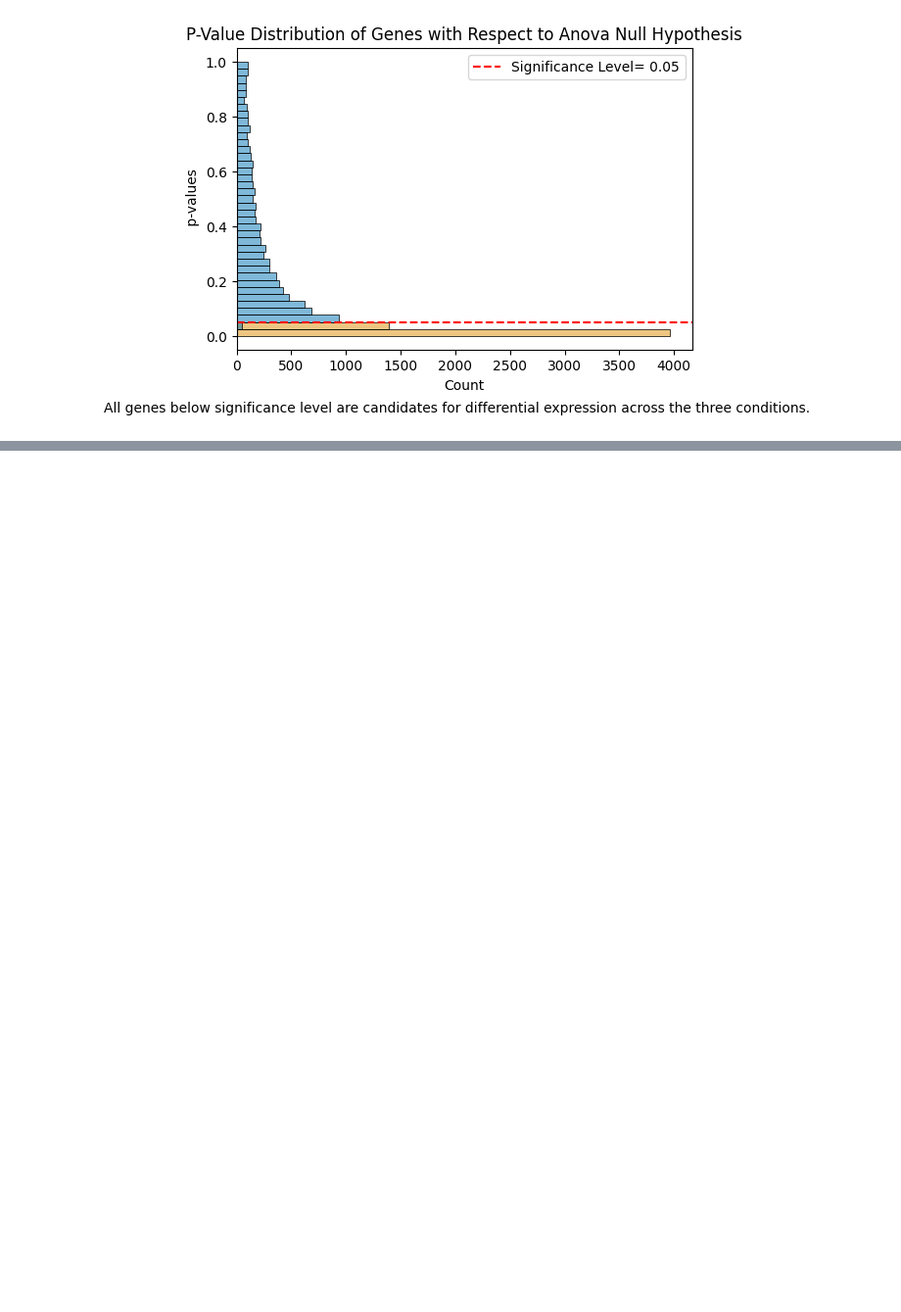
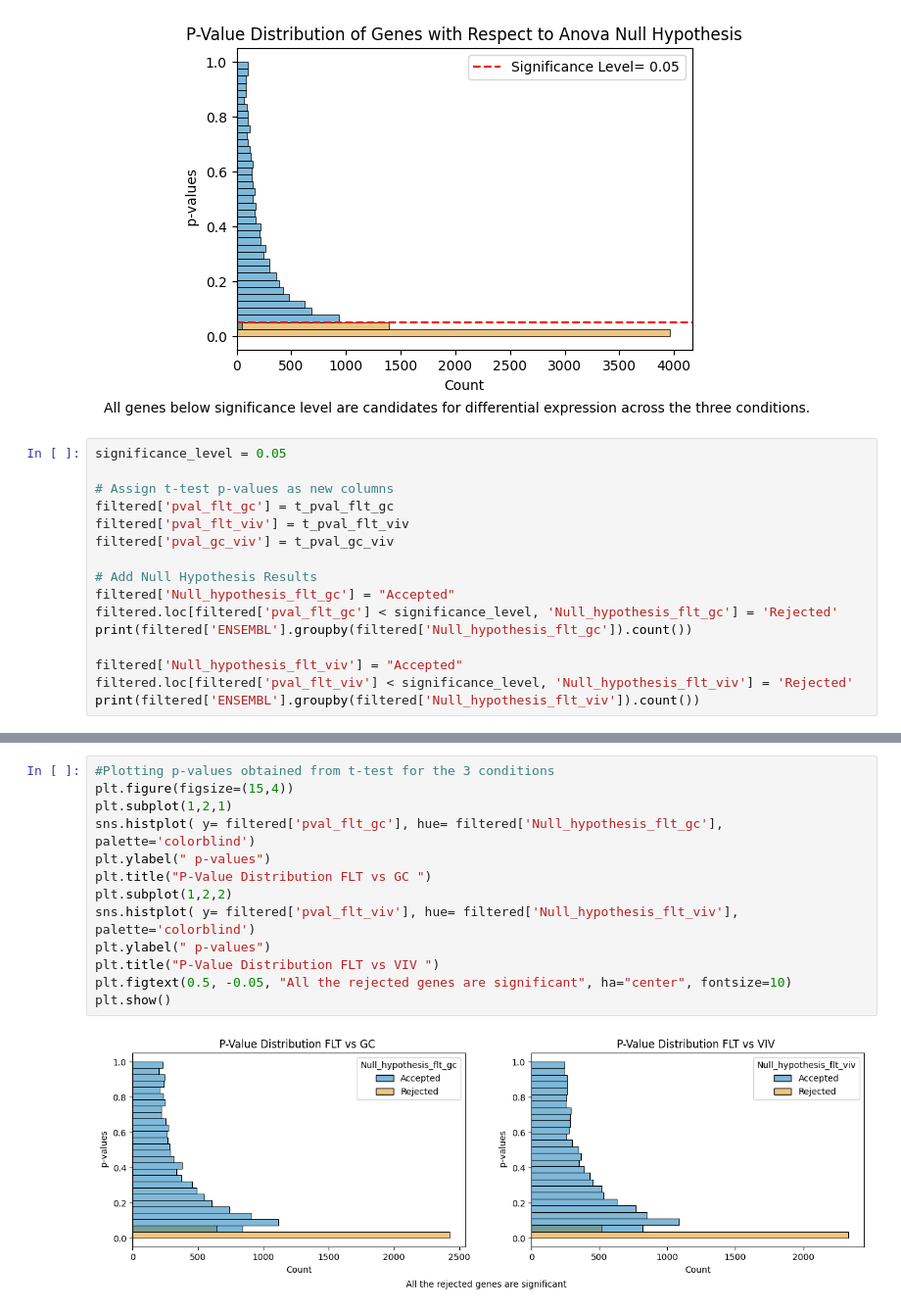
Before and after one commit to Ishtikaa/DGE-analysis-in-microgravity-for-biomarkers-of-muscle-atrophy, a Jupyter notebook: dge.ipynb, the cells around one changed output, grey strips where cells are left out. Shown at 98% size. Saved outputs shown, nothing was run; the diff lists cells and outputs as text; blank space fills up the shorter version.

Commit message:
null hypothesis calculations and plot

```diff
--- a/dge.ipynb
+++ b/dge.ipynb
@@ -235,3 +235,19 @@ plt.legend()
 plt.show()
 # %% [output]
 [figure]
+# %%
+significance_level = 0.05
+
+# Assign t-test p-values as new columns
+filtered['pval_flt_gc'] = t_pval_flt_gc
+filtered['pval_flt_viv'] = t_pval_flt_viv
+filtered['pval_gc_viv'] = t_pval_gc_viv
+
+# Add Null Hypothesis Results
+filtered['Null_hypothesis_flt_gc'] = "Accepted"
+filtered.loc[filtered['pval_flt_gc'] < significance_level, 'Null_hypothesis_flt_gc'] = 'Rejected'
+print(filtered['ENSEMBL'].groupby(filtered['Null_hypothesis_flt_gc']).count())
+
+filtered['Null_hypothesis_flt_viv'] = "Accepted"
+filtered.loc[filtered['pval_flt_viv'] < significance_level, 'Null_hypothesis_flt_viv'] = 'Rejected'
+print(filtered['ENSEMBL'].groupby(filtered['Null_hypothesis_flt_viv']).count())
@@ -237,0 +263,15 @@ plt.show()
+# %%
+#Plotting p-values obtained from t-test for the 3 conditions
+plt.figure(figsize=(15,4))
+plt.subplot(1,2,1)
+sns.histplot( y= filtered['pval_flt_gc'], hue= filtered['Null_hypothesis_flt_gc'], palette='colorblind')
+plt.ylabel(" p-values")
+plt.title("P-Value Distribution FLT vs GC ")
+plt.subplot(1,2,2)
+sns.histplot( y= filtered['pval_flt_viv'], hue= filtered['Null_hypothesis_flt_viv'], palette='colorblind')
+plt.ylabel(" p-values")
+plt.title("P-Value Distribution FLT vs VIV ")
+plt.figtext(0.5, -0.05, "All the rejected genes are significant", ha="center", fontsize=10)
+plt.show()
+# %% [output]
+[figure, added]
```
Also changed, not shown: parts of 1 cell of this notebook.
